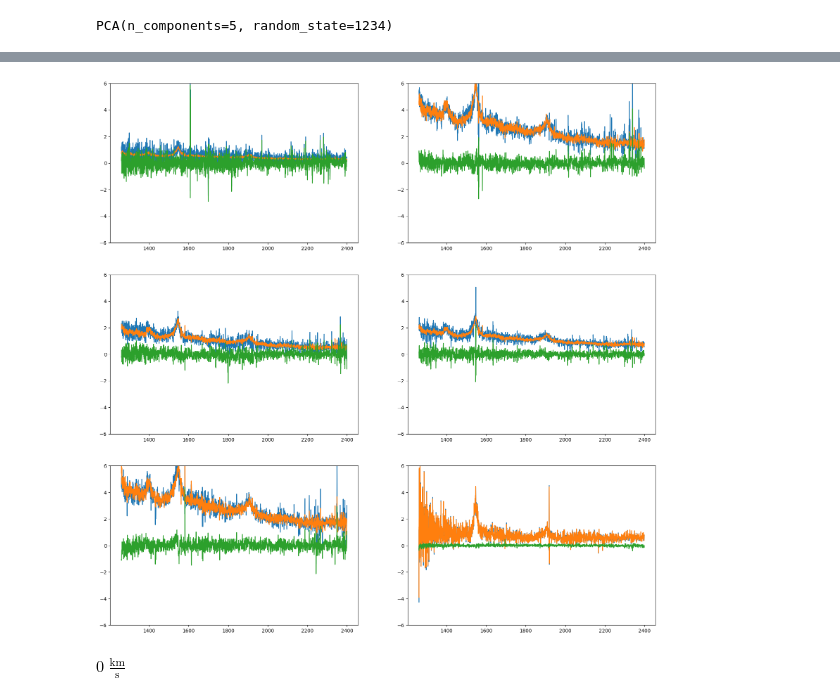
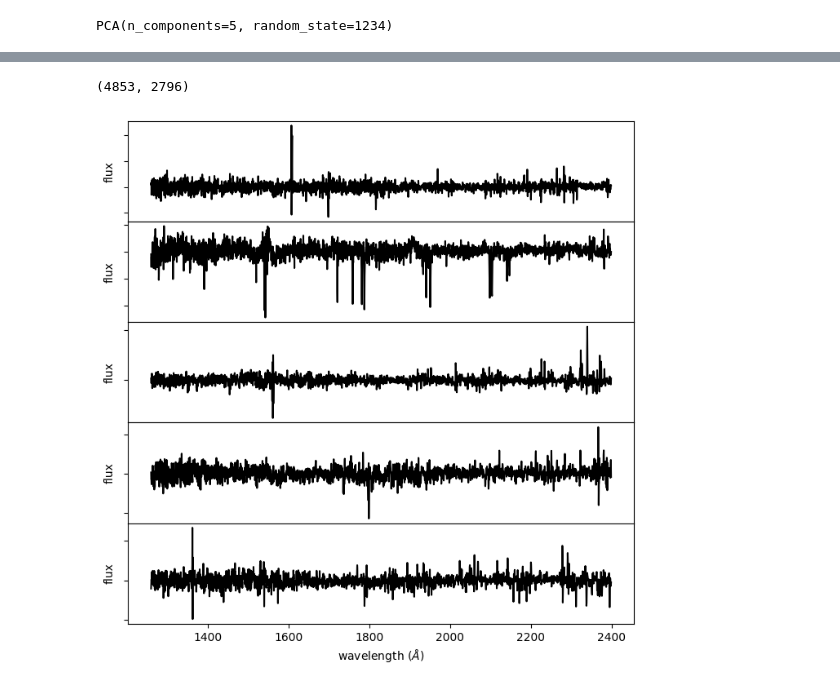
Before and after one commit to dangause/qso-cv, a Jupyter notebook: notebooks/pca_test.ipynb, the cells around one changed output, grey strips where cells are left out. Saved outputs shown, nothing was run; the diff lists cells and outputs as text; code cells hidden in the pictures.

```diff
--- a/notebooks/pca_test.ipynb
+++ b/notebooks/pca_test.ipynb
@@ -67,7 +90,7 @@ X = X[~np.isnan(X).any(axis=1)]
 # %%
 from sklearn.decomposition import PCA
 
-X_train = X.T
+X_train = X.copy()
 
 pca = PCA(n_components=5, random_state=1234)
 # pca_mle = PCA(n_components='mle', random_state=1234)
@@ -82,19 +100,0 @@ X_diff = X_train - X_original
-# %%
-# Plot several spectra
-fig = plt.figure(figsize=(8, 8))
-
-fig.subplots_adjust(hspace=0)
-
-for i in range(5):
-    ax = fig.add_subplot(511 + i)
-    ax.plot(wavelengths, X_reduced.T[i], '-k')
-
-    if i < 4:
-        ax.xaxis.set_major_formatter(plt.NullFormatter())
-    else:
-        ax.set_xlabel(r'wavelength $(\AA)$')
-
-    ax.yaxis.set_major_formatter(plt.NullFormatter())
-    ax.set_ylabel('flux')
-
-plt.show()
@@ -103,3 +101,7 @@ plt.show()
+# %%
+X_train_pca = pca.transform(X_train)
+X_projected = pca.inverse_transform(X_train_pca)
+X_reduced = X_train - X_projected
 # %%
 X_train.shape
 # %% [output]
@@ -107,11 +109,34 @@ X_train.shape
+# %%
+X_projected.shape
+# %% [output]
+(4853, 2796)
+# %%
+# Plot several spectra
+fig = plt.figure(figsize=(8, 8))
+
+fig.subplots_adjust(hspace=0)
+
+for i in range(5):
+    ax = fig.add_subplot(511 + i)
+    ax.plot(wavelengths, X_reduced[i], '-k')
+
+    if i < 4:
+        ax.xaxis.set_major_formatter(plt.NullFormatter())
+    else:
+        ax.set_xlabel(r'wavelength $(\AA)$')
+
+    ax.yaxis.set_major_formatter(plt.NullFormatter())
+    ax.set_ylabel('flux')
+
+plt.show()
+# %% [output]
+[figure, added]
 # %%
-fig, axs = plt.subplots(3, 2, figsize=(20, 20))
-for i in np.arange(0,6):
-    ax_i = axs[int(np.floor(i/2)), int(np.mod(i, 2))]
-    ax_i.set_ylim(-6,6)
-    ax_i.plot(wavelengths, X_train.T[i])
-    ax_i.plot(wavelengths, X_original.T[i])
-    ax_i.plot(wavelengths, X_diff.T[i])
-    # ax_i.plot(wavelengths, .T[i])
+# fig, axs = plt.subplots(3, 2, figsize=(20, 20))
+# for i in np.arange(0,6):
+#     ax_i = axs[int(np.floor(i/2)), int(np.mod(i, 2))]
+#     ax_i.set_ylim(-6,6)
+#     ax_i.plot(wavelengths, X_train.T[i])
+#     ax_i.plot(wavelengths, X_original.T[i])
+#     ax_i.plot(wavelengths, X_diff.T[i])
+#     # ax_i.plot(wavelengths, .T[i])
-# %% [output]
-[figure, removed]
@@ -120,4 +142,0 @@ spec = spec_l[0]
-# %%
-spec.radial_velocity
-# %% [output]
-$0 \; \mathrm{\frac{km}{s}}$
```
Also changed, not shown: parts of 74 cells of this notebook, 6 other files.
